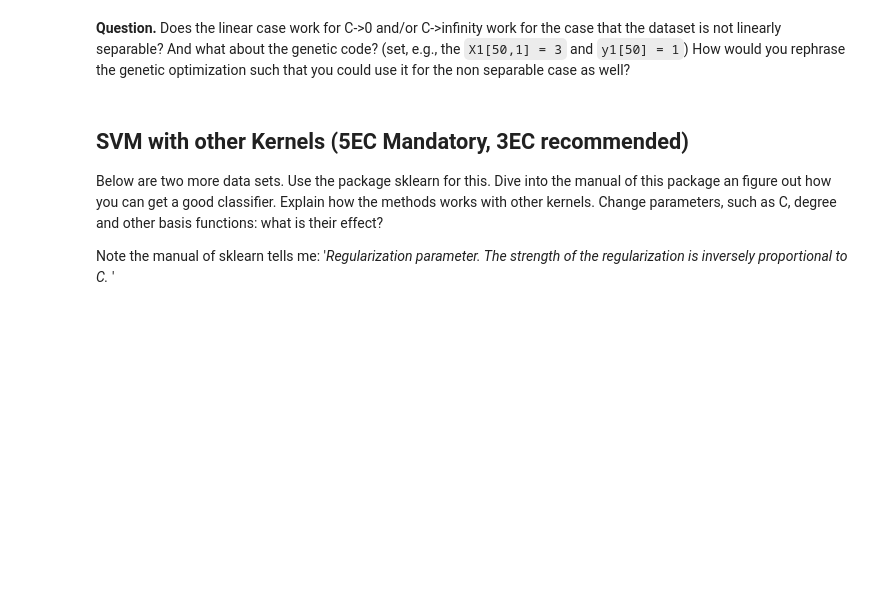
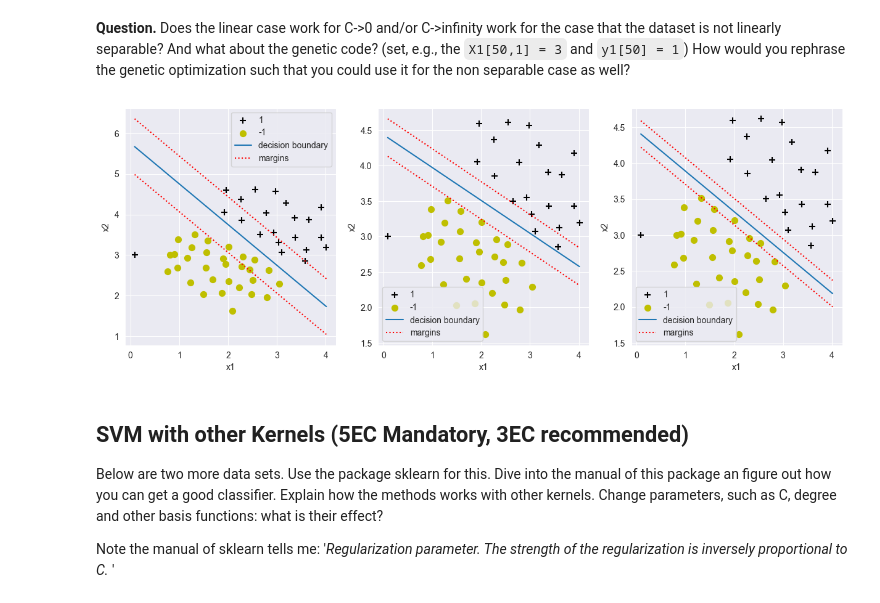
Before and after one commit to BenVigos/Machine-Learning, a Jupyter notebook: Assignment 4/Support_Vector_Machines_Assignment_2025_student.ipynb, the cells around one changed output. Saved outputs shown, nothing was run; the diff lists cells and outputs as text; code cells hidden in the pictures; blank space fills up the shorter version.

```diff
--- a/Assignment 4/Support_Vector_Machines_Assignment_2025_student.ipynb
+++ b/Assignment 4/Support_Vector_Machines_Assignment_2025_student.ipynb
@@ -474,3 +496,35 @@ y1[50] = 1
+# %%
+X1[50,1] = 3
+y1[50] = 1
+
+# Run minimusation for the 3 C values and plot the boundaries in a subplot with 3 windows.
+fig, (ax1, ax2, ax3) = plt.subplots(1, 3, figsize=(15, 5))
+
+# define X and y as required by the fitness function
+X = X1
+y = y1
+# execute the genetic algorithm
+
+K = 80
+N = 3
+num_generations = 200
+
+theta1, fitness1 = run(fSVM, K, N, num_generations, C=0.000001)
+
+theta10, fitness10 = run(fSVM, K, N, num_generations, C=100)
+
+theta100, fitness100 = run(fSVM, K, N, num_generations, C=100000000)
+
+plt.sca(ax1)
+plotdata(X, y, theta1)
+
+plt.sca(ax2)
+plotdata(X, y, theta10)
+
+plt.sca(ax3)
+plotdata(X, y, theta100)
+# %% [output]
+[figure, added]
 # %% [markdown]
 ## SVM with other Kernels **(5EC Mandatory, 3EC recommended)**
 
```
Also changed, not shown: parts of 9 cells of this notebook.
